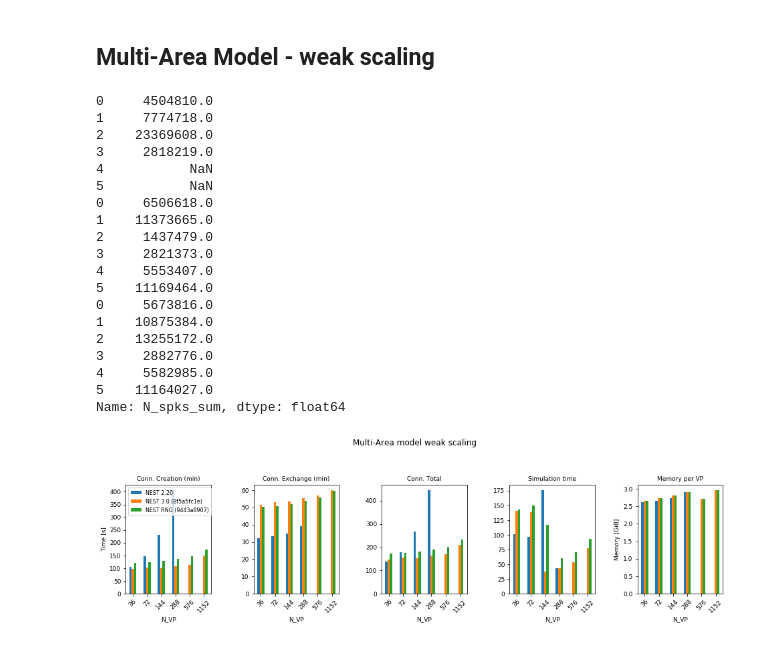
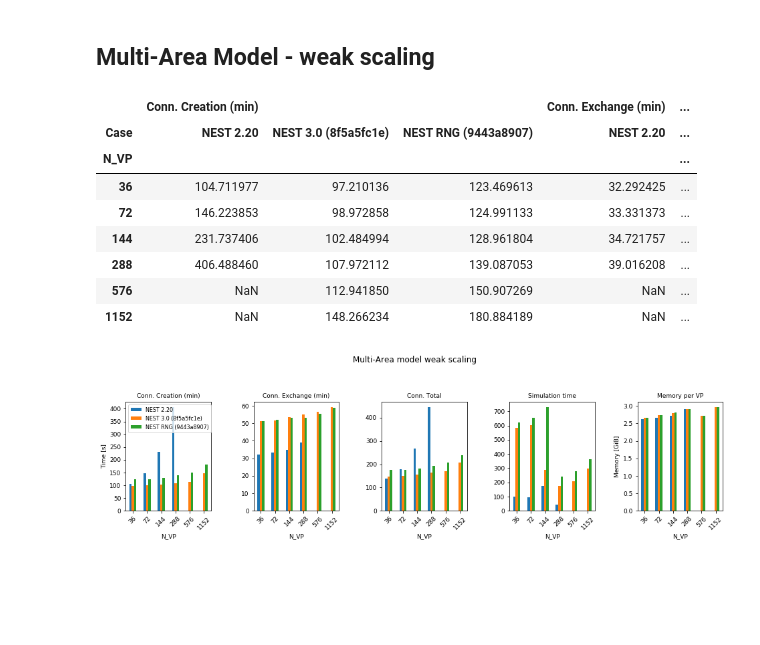
Before and after one commit to INM-6/beNNch, a Jupyter notebook: results/NEST_3_0_benchmark_results/new_random_number.ipynb, the cells around one changed output. Drawn from its saved outputs; the diff is of its cells as text; code cells hidden in the pictures; blank space fills up the shorter version.

Commit message:
rng results

```diff
--- a/results/NEST_3_0_benchmark_results/new_random_number.ipynb
+++ b/results/NEST_3_0_benchmark_results/new_random_number.ipynb
@@ -288,46 +353,33 @@ pop_strong_p
 # %%
 MAM_220 = pd.read_csv('results/multi-area_model_2_20_new_daint.csv')
 MAM_220['Case'] = ['NEST 2.20'] * len(MAM_220)
 
-MAM_8f = pd.read_csv('results/multi-area_model_3_0_8f5a5fc1e_daint.csv')
+MAM_8f = pd.read_csv('results/multi-area_model_3_0_8f5a5fc1e_sim2000_daint.csv')
 MAM_8f['Case'] = ['NEST 3.0 (8f5a5fc1e)'] * len(MAM_8f)
 
-MAM_rng = pd.read_csv('results/rng/multi-area_model_rng_9443a8907_daint.csv')
+MAM_rng = pd.read_csv('results/rng/multi-area_model_rng_9443a8907_sim2000_daint.csv')
 MAM_rng['Case'] = ['NEST RNG (9443a8907)'] * len(MAM_rng)
 
 MAM = pd.concat([MAM_220, MAM_8f, MAM_rng])
 
 MAM['T_conns_min'] = MAM['T_network_global_min'] + MAM['T_connect_min']
 MAM['T_conns_max'] = MAM['T_network_global_max'] + MAM['T_connect_max']
 
 MAM = calculate_T_conn_and_memory(MAM)
 MAM_p = plot_compare(MAM, 'figures/rng/multi-area_model_weak_scaling.pdf', legend_loc='upper left',
                      title='Multi-Area model weak scaling')
-
-print(MAM['N_spks_sum'])
-# print(MAM['N_nrns'])
-# print(MAM['N_conns_sum'])
+MAM_p
 # %% [output]
-0     4504810.0
-1     7774718.0
-2    23369608.0
-3     2818219.0
-4           NaN
-5           NaN
-0     6506618.0
-1    11373665.0
-2     1437479.0
-3     2821373.0
-4     5553407.0
-5    11169464.0
-0     5673816.0
-1    10875384.0
-2    13255172.0
-3     2882776.0
-4     5582985.0
-5    11164027.0
-Name: N_spks_sum, dtype: float64
+|  | Conn. Creation (min) |  |  | Conn. Exchange (min) | ... |
+| Case | NEST 2.20 | NEST 3.0 (8f5a5fc1e) | NEST RNG (9443a8907) | NEST 2.20 | ... |
+| N_VP |  |  |  |  | ... |
+| 36 | 104.711977 | 97.210136 | 123.469613 | 32.292425 | ... |
+| 72 | 146.223853 | 98.972858 | 124.991133 | 33.331373 | ... |
+| 144 | 231.737406 | 102.484994 | 128.961804 | 34.721757 | ... |
+| 288 | 406.488460 | 107.972112 | 139.087053 | 39.016208 | ... |
+| 576 | NaN | 112.941850 | 150.907269 | NaN | ... |
+| 1152 | NaN | 148.266234 | 180.884189 | NaN | ... |
-[figure, old version]
+[figure, new version]
 # %%
 MAM_s = pd.pivot_table(MAM, index='N_VP', columns='Case', values=['N_spks_sum', 'N_nrns', 'N_conns_sum'])
 
```
Also changed, not shown: parts of 8 cells of this notebook, 10 other files.
